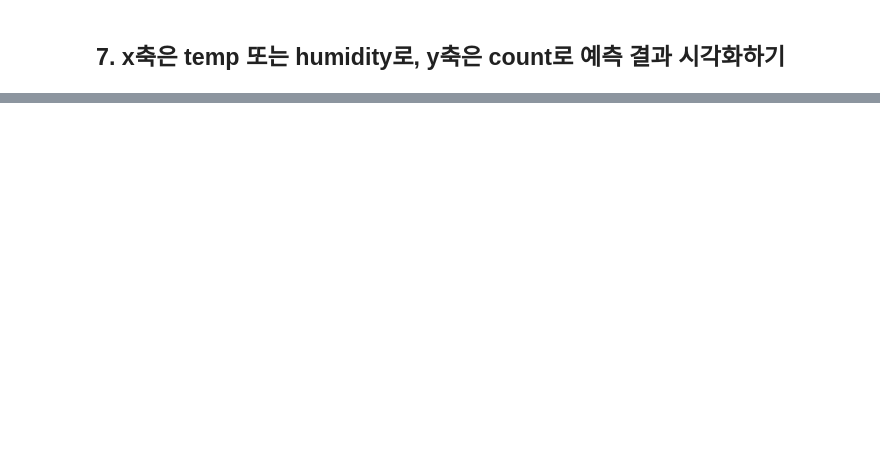
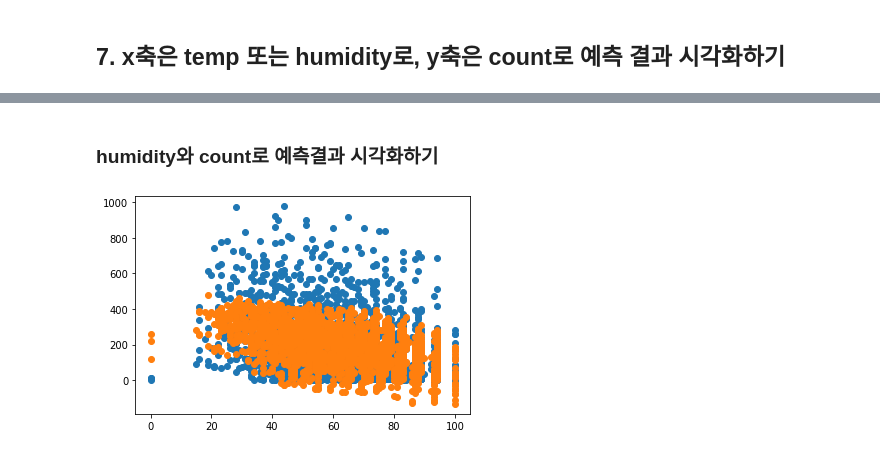
Before and after one commit to jx-dohwan/Aiffel_Exp_Project, a Jupyter notebook: [Exp_01]Sklearn_Classifiers_with_toy_datasets(digits,_wine,_breast_cancer).ipynb, the cells around one changed output, grey strips where cells are left out. Drawn from its saved outputs; the diff is of its cells as text; code cells hidden in the pictures; blank space fills up the shorter version.

```diff
--- a/[Exp_01]Sklearn_Classifiers_with_toy_datasets(digits,_wine,_breast_cancer).ipynb
+++ b/[Exp_01]Sklearn_Classifiers_with_toy_datasets(digits,_wine,_breast_cancer).ipynb
@@ -434,0 +405,8 @@ plt.show()
+# %% [markdown]
+### humidity와 count로 예측결과 시각화하기
+# %%
+plt.scatter(X_test['humidity'], y_test)
+plt.scatter(X_test['humidity'], y_pred )
+plt.show()
+# %% [output]
+[figure, added]
```
Also changed, not shown: parts of 25 cells of this notebook.
